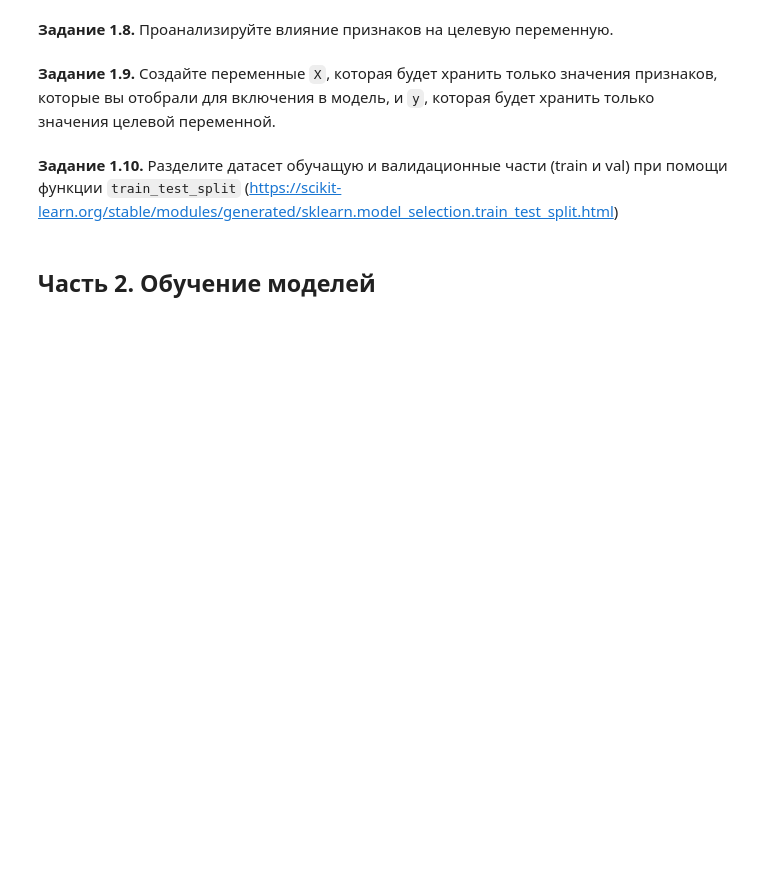
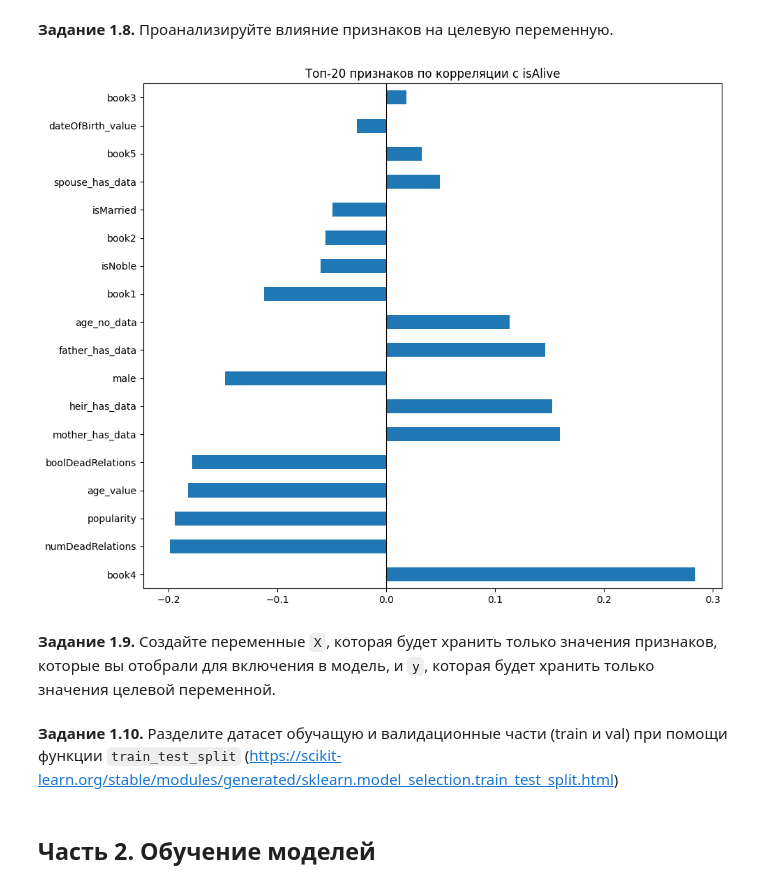
Before and after one commit to anqlim/DLS, a Jupyter notebook: Homework/hw_1_game_of_thrones.ipynb, the cells around one changed output. Saved outputs shown, nothing was run; the diff lists cells and outputs as text; code cells hidden in the pictures; blank space fills up the shorter version.

```diff
--- a/Homework/hw_1_game_of_thrones.ipynb
+++ b/Homework/hw_1_game_of_thrones.ipynb
@@ -236,8 +257,9 @@ data['popularity'].hist(bins=50)
 
 Фактически, в переменной `age` мы заменяем NaN на 0, но одновременно добавляем в модель еще один бинарный признак `age_no_data`, несущий информацию о том, у каких персонажей не был указан возраст:
 # %%
-data['age_value'] = ...# ДОБАВЬТЕ ВАШ КОД
+data['age_value'] = [0 if np.isnan(x) else x for x in data['age']]
 data['age_no_data'] = [1 if np.isnan(x) else 0 for x in data['age']]
+data['dateOfBirth_value'] = [0 if np.isnan(x) else x for x in data['dateOfBirth']]
 # %% [markdown]
 Этот способ чем-то похож на работу с категориальной переменными с пропущенными значениями, когда мы добавляем еще одну категорию no_data и заменяем NaN на значение этой категории.
 # %% [markdown]
@@ -309,0 +348,7 @@ d_inverted
+# %%
+cultures_grouped_inverted = {}
+for k in cultures_grouped.keys():
+  for v in cultures_grouped[k]:
+      cultures_grouped_inverted.update({v:k})
+
+cultures_grouped_inverted
@@ -322,3 +383,5 @@ data['culture_grouped'] = data['culture'].str.lower().map(cultures_grouped_inver
+# %%
+data['culture_grouped'] = data['culture_grouped'].fillna('culture_no_data')
 # %% [markdown]
 Распределение сгруппированной переменной выглядит гораздо лучше. Но по прежнему есть несколько слабо представленых групп.
 
@@ -363,0 +469,16 @@ data.describe(include = [...]).T[['count', 'min', 'max']].assign(N_unique_values
+# %%
+categorical_for_ohe = ['title', 'culture_grouped', 'house']
+data = pd.get_dummies(data, columns=categorical_for_ohe, prefix=categorical_for_ohe)
+
+data['mother_has_data'] = (data['mother'].isna()).astype(int)
+data['father_has_data'] = (data['father'].isna()).astype(int)
+data['heir_has_data'] = (data['heir'].isna()).astype(int)
+data['spouse_has_data'] = (data['spouse'].isna()).astype(int)
+
+columns_to_drop = [
+    'name', 'culture', 'mother', 'father', 'heir', 'spouse',
+    'dateOfBirth', 'age',
+    'isAliveMother', 'isAliveFather', 'isAliveHeir', 'isAliveSpouse'
+]
+data = data.drop(columns=columns_to_drop)
+data
@@ -368,2 +502,14 @@ data.describe(include = [...]).T[['count', 'min', 'max']].assign(N_unique_values
+# %%
+correlations = data.select_dtypes(include='number').corr()['isAlive'].drop('isAlive').sort_values(key=abs, ascending=False)
+
+import matplotlib.pyplot as plt
+
+correlations.head(20).plot(kind='barh', figsize=(10, 8))
+plt.title('Топ-20 признаков по корреляции с isAlive')
+plt.axvline(0, color='black', linewidth=0.8)
+plt.tight_layout()
+plt.show()
+# %% [output]
+[figure, added]
 # %% [markdown]
 **Задание 1.9.** Создайте переменные `X`, которая будет хранить только значения признаков, которые вы отобрали для включения в модель, и `y`, которая будет хранить только значения целевой переменной.
```
Also changed, not shown: parts of 26 cells of this notebook.
